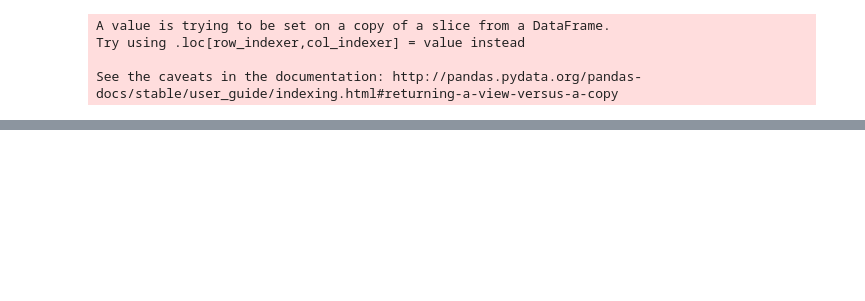
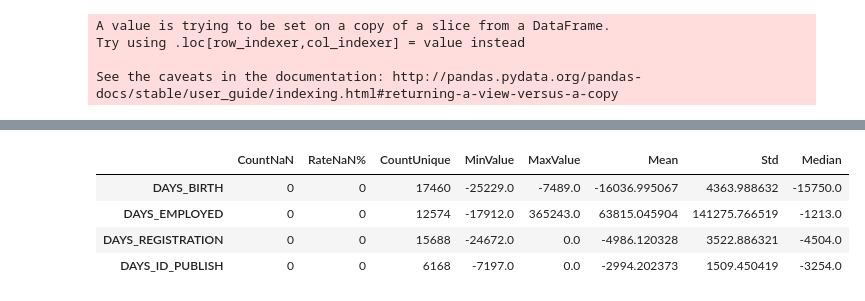
Before and after one commit to nuwanda57/HomeCredit1, a Jupyter notebook: exploration.ipynb, the cells around one changed output, grey strips where cells are left out. Cells and saved outputs as stored; diff of their text form; code cells hidden in the pictures; blank space fills up the shorter version.

```diff
--- a/exploration.ipynb
+++ b/exploration.ipynb
@@ -391,0 +406,8 @@ USELESS_FEATURES.append('FLAG_CONT_MOBILE')
+# %%
+get_df_general_stats(days_bio_application)
+# %% [output]
+|  | CountNaN | RateNaN% | CountUnique | MinValue | MaxValue | Mean | Std | Median |
+| DAYS_BIRTH | 0 | 0 | 17460 | -25229.0 | -7489.0 | -16036.995067 | 4363.988632 | -15750.0 |
+| DAYS_EMPLOYED | 0 | 0 | 12574 | -17912.0 | 365243.0 | 63815.045904 | 141275.766519 | -1213.0 |
+| DAYS_REGISTRATION | 0 | 0 | 15688 | -24672.0 | 0.0 | -4986.120328 | 3522.886321 | -4504.0 |
+| DAYS_ID_PUBLISH | 0 | 0 | 6168 | -7197.0 | 0.0 | -2994.202373 | 1509.450419 | -3254.0 |
```
Also changed, not shown: parts of 5 cells of this notebook.
